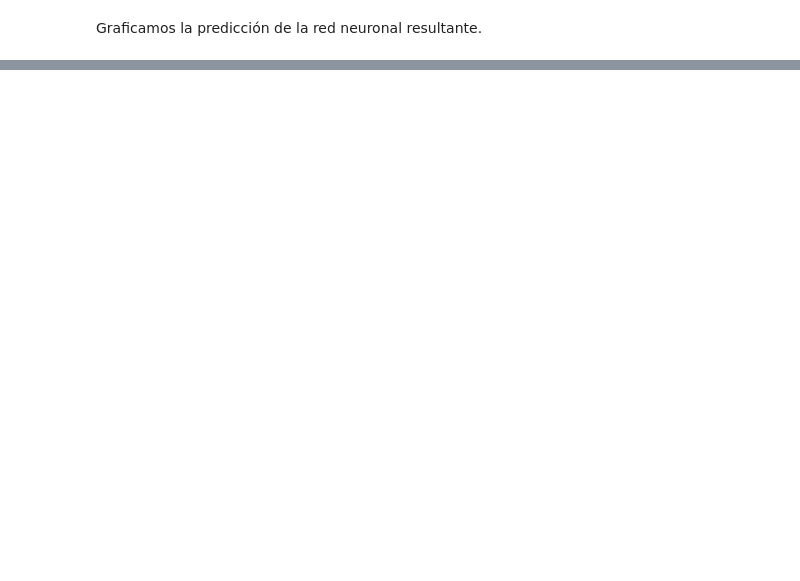
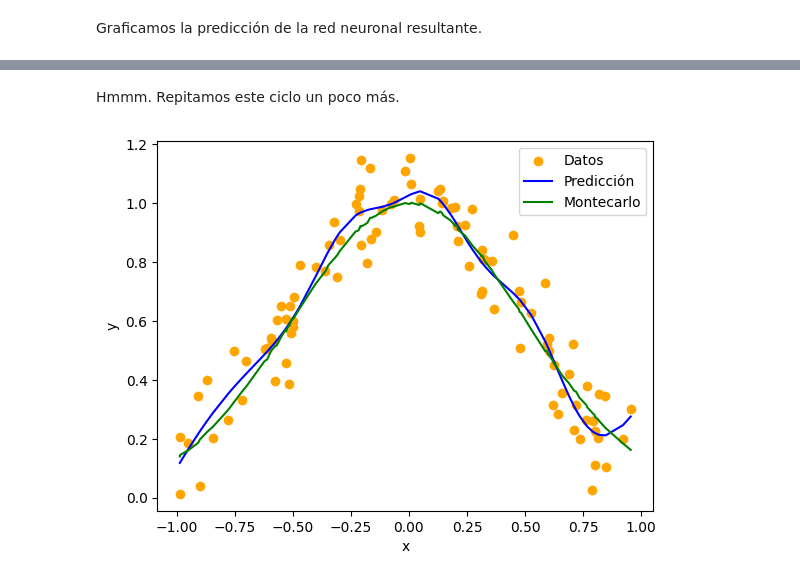
Before and after one commit to Sebastijo/Topicos-Matematicos-en-ML-y-DL, a Jupyter notebook: Tarea 2 - DeepONets/submission/Enunciado_Tarea_2.ipynb, the cells around one changed output, grey strips where cells are left out. Saved outputs shown, nothing was run; the diff lists cells and outputs as text; code cells hidden in the pictures; blank space fills up the shorter version.

```diff
--- a/Tarea 2 - DeepONets/submission/Enunciado_Tarea_2.ipynb
+++ b/Tarea 2 - DeepONets/submission/Enunciado_Tarea_2.ipynb
@@ -913,0 +976,2 @@ plt.show()
+# %% [markdown]
+Hmmm. Repitamos este ciclo un poco más.
@@ -913,0 +990,19 @@ plt.show()
+# %%
+x_test = np.linspace(-1, 1, 600)
+x_sorted = np.sort(x_test)
+fig = plt.figure()
+ax = fig.add_subplot(111)
+ax.scatter(x, y, label="Datos", color="orange")
+ax.plot(
+    sorted_x,
+    model(torch.tensor(sorted_x).unsqueeze(1)).detach().numpy(),
+    label="Predicción",
+    color="blue",
+)
+ax.plot(sorted_x, montecarlo(sorted_x, 1000), label="Montecarlo", color="green")
+ax.set_xlabel("x")
+ax.set_ylabel("y")
+ax.legend()
+plt.show()
+# %% [output]
+[figure, added]
```
Also changed, not shown: parts of 21 cells of this notebook, 1 other file.
